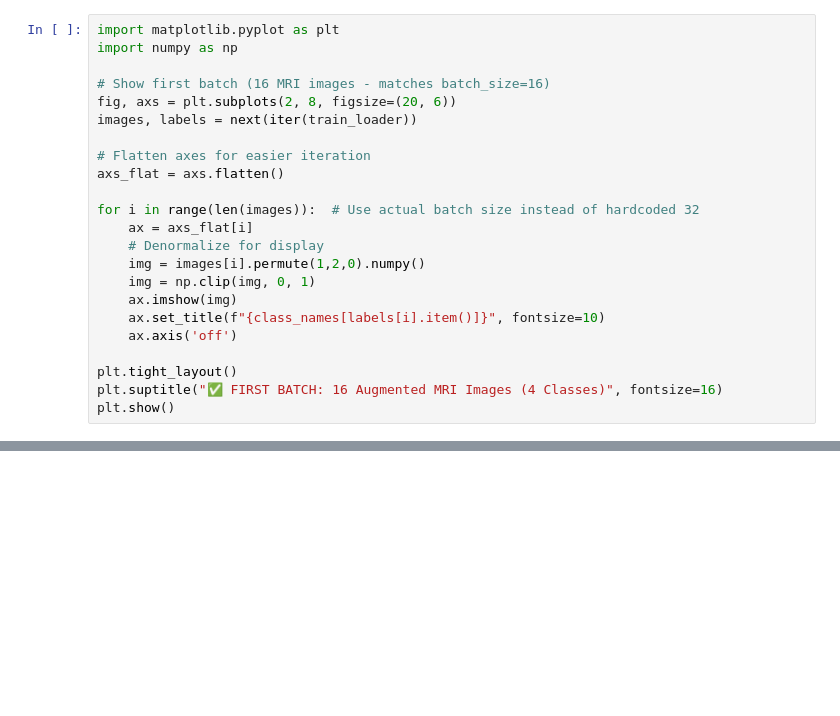
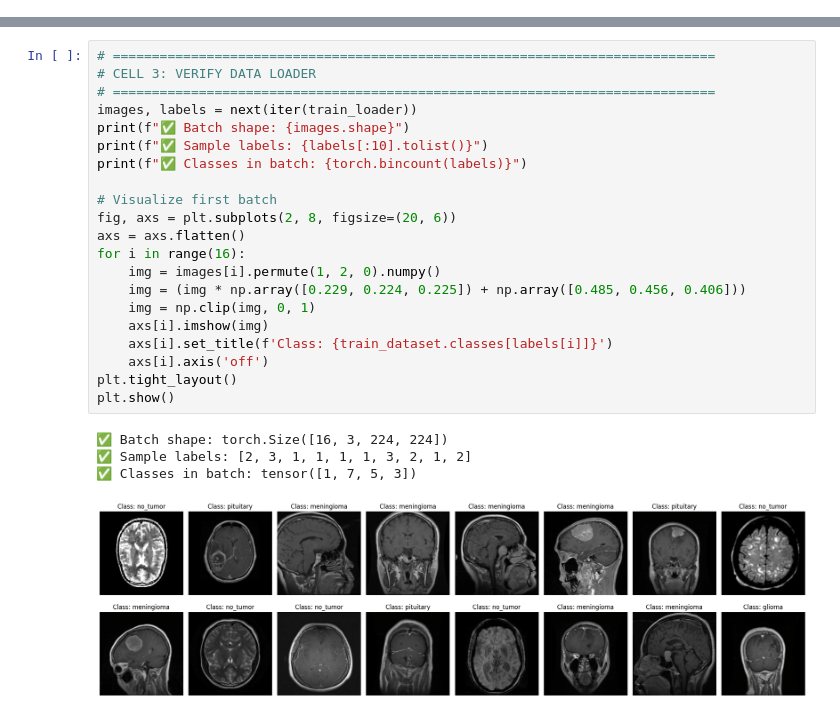
Before and after one commit to anvesha-garg/brain-tumor-detection, a Jupyter notebook: notebooks/02_training.ipynb, the cells around one changed output, grey strips where cells are left out. Cells and saved outputs as stored; diff of their text form; blank space fills up the shorter version.

```diff
--- a/notebooks/02_training.ipynb
+++ b/notebooks/02_training.ipynb
@@ -169,23 +0,0 @@ print(f"✅ Tumor count in batch: {(labels==1).sum().item()}")
-# %%
-import matplotlib.pyplot as plt
-import numpy as np
-
-# Show first batch (16 MRI images - matches batch_size=16)
-fig, axs = plt.subplots(2, 8, figsize=(20, 6))
-images, labels = next(iter(train_loader))
-
-# Flatten axes for easier iteration
-axs_flat = axs.flatten()
-
-for i in range(len(images)):  # Use actual batch size instead of hardcoded 32
-    ax = axs_flat[i]
-    # Denormalize for display
-    img = images[i].permute(1,2,0).numpy()
-    img = np.clip(img, 0, 1)
-    ax.imshow(img)
-    ax.set_title(f"{class_names[labels[i].item()]}", fontsize=10)
-    ax.axis('off')
-
-plt.tight_layout()
-plt.suptitle("✅ FIRST BATCH: 16 Augmented MRI Images (4 Classes)", fontsize=16)
-plt.show()
@@ -917,0 +213,26 @@ Press Ctrl+C to stop or click the X button in the notebook
+# %%
+# =============================================================================
+# CELL 3: VERIFY DATA LOADER
+# =============================================================================
+images, labels = next(iter(train_loader))
+print(f"✅ Batch shape: {images.shape}")
+print(f"✅ Sample labels: {labels[:10].tolist()}")
+print(f"✅ Classes in batch: {torch.bincount(labels)}")
+
+# Visualize first batch
+fig, axs = plt.subplots(2, 8, figsize=(20, 6))
+axs = axs.flatten()
+for i in range(16):
+    img = images[i].permute(1, 2, 0).numpy()
+    img = (img * np.array([0.229, 0.224, 0.225]) + np.array([0.485, 0.456, 0.406]))
+    img = np.clip(img, 0, 1)
+    axs[i].imshow(img)
+    axs[i].set_title(f'Class: {train_dataset.classes[labels[i]]}')
+    axs[i].axis('off')
+plt.tight_layout()
+plt.show()
+# %% [output]
+✅ Batch shape: torch.Size([16, 3, 224, 224])
+✅ Sample labels: [2, 3, 1, 1, 1, 1, 3, 2, 1, 2]
+✅ Classes in batch: tensor([1, 7, 5, 3])
+[figure, added]
```
Also changed, not shown: parts of 17 cells of this notebook, 6 other files.
